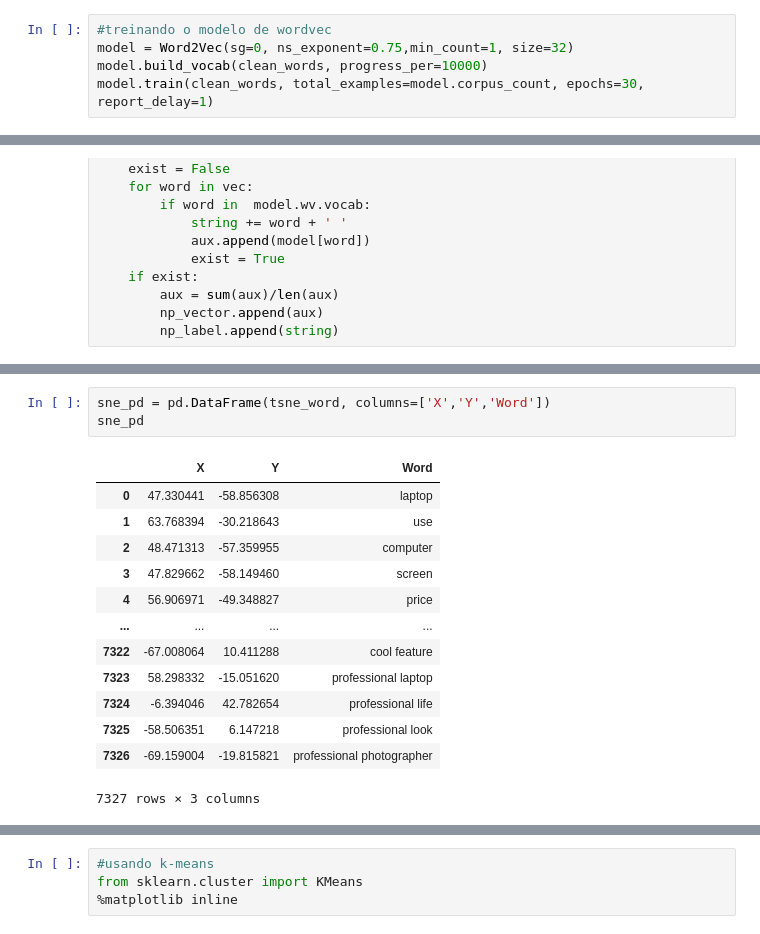
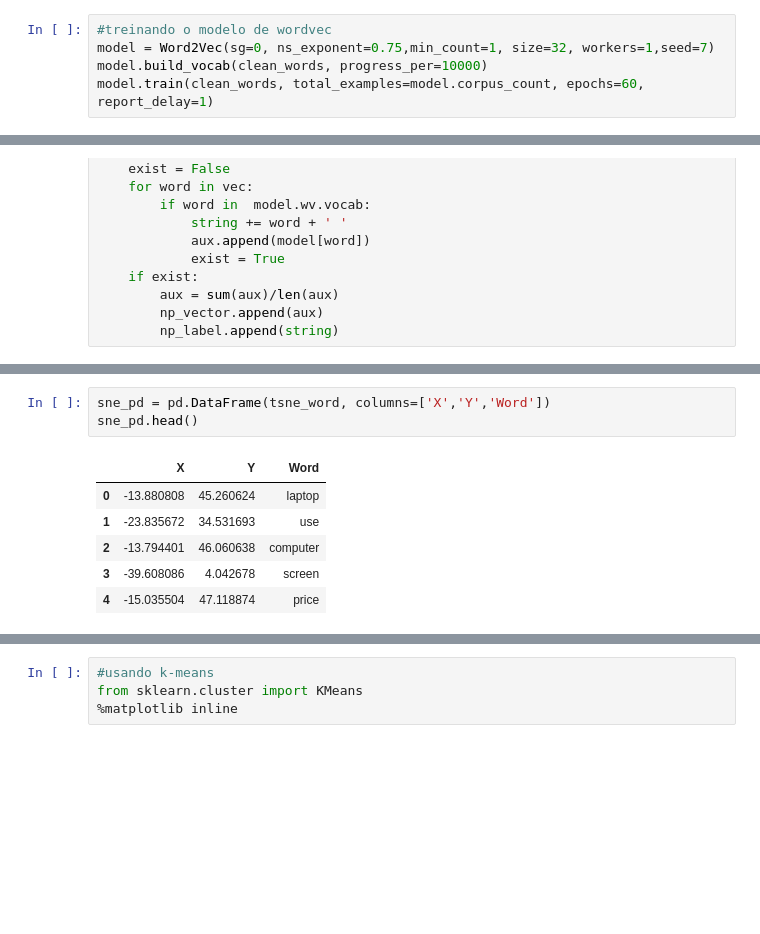
Before and after one commit to LauraGouv/wordCluster, a Jupyter notebook: wordCluster.ipynb, the cells around one changed output, grey strips where cells are left out. Cells and saved outputs as stored; diff of their text form; blank space fills up the shorter version.

```diff
--- a/wordCluster.ipynb
+++ b/wordCluster.ipynb
@@ -36,7 +36,7 @@ for word in words:
     clean_vector.append(word[0].split(" "))
 # %%
 #treinando o modelo de wordvec
-model = Word2Vec(sg=0, ns_exponent=0.75,min_count=1, size=32)
+model = Word2Vec(sg=0, ns_exponent=0.75,min_count=1, size=32, workers=1,seed=7)
 model.build_vocab(clean_words, progress_per=10000)
-model.train(clean_words, total_examples=model.corpus_count, epochs=30, report_delay=1)
+model.train(clean_words, total_examples=model.corpus_count, epochs=60, report_delay=1)
 # %% [output]
@@ -90,20 +71,13 @@ tsne_word
 # %%
 sne_pd = pd.DataFrame(tsne_word, columns=['X','Y','Word'])
-sne_pd
+sne_pd.head()
 # %% [output]
 |  | X | Y | Word |
-| 0 | 47.330441 | -58.856308 | laptop |
-| 1 | 63.768394 | -30.218643 | use |
-| 2 | 48.471313 | -57.359955 | computer |
-| 3 | 47.829662 | -58.149460 | screen |
-| 4 | 56.906971 | -49.348827 | price |
-| ... | ... | ... | ... |
-| 7322 | -67.008064 | 10.411288 | cool feature |
-| 7323 | 58.298332 | -15.051620 | professional laptop |
-| 7324 | -6.394046 | 42.782654 | professional life |
-| 7325 | -58.506351 | 6.147218 | professional look |
-| 7326 | -69.159004 | -19.815821 | professional photographer |
+| 0 | -13.880808 | 45.260624 | laptop |
+| 1 | -23.835672 | 34.531693 | use |
+| 2 | -13.794401 | 46.060638 | computer |
+| 3 | -39.608086 | 4.042678 | screen |
+| 4 | -15.035504 | 47.118874 | price |
-7327 rows × 3 columns
 # %%
 sne_pd.plot.scatter(x='X',y='Y')
 plt.show()
```
Also changed, not shown: parts of 15 cells of this notebook, 7 other files.
